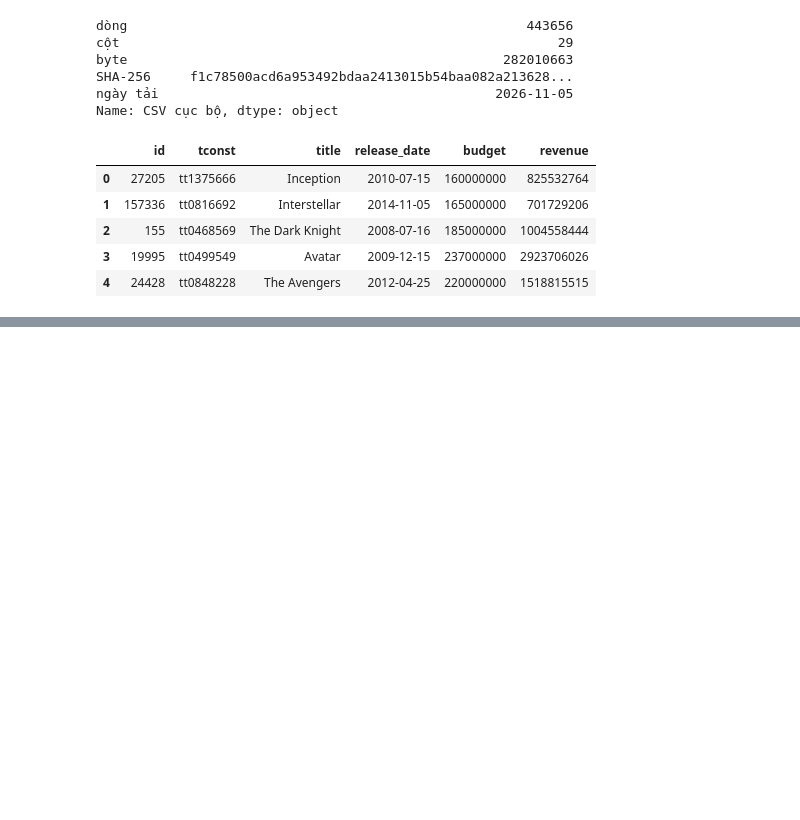
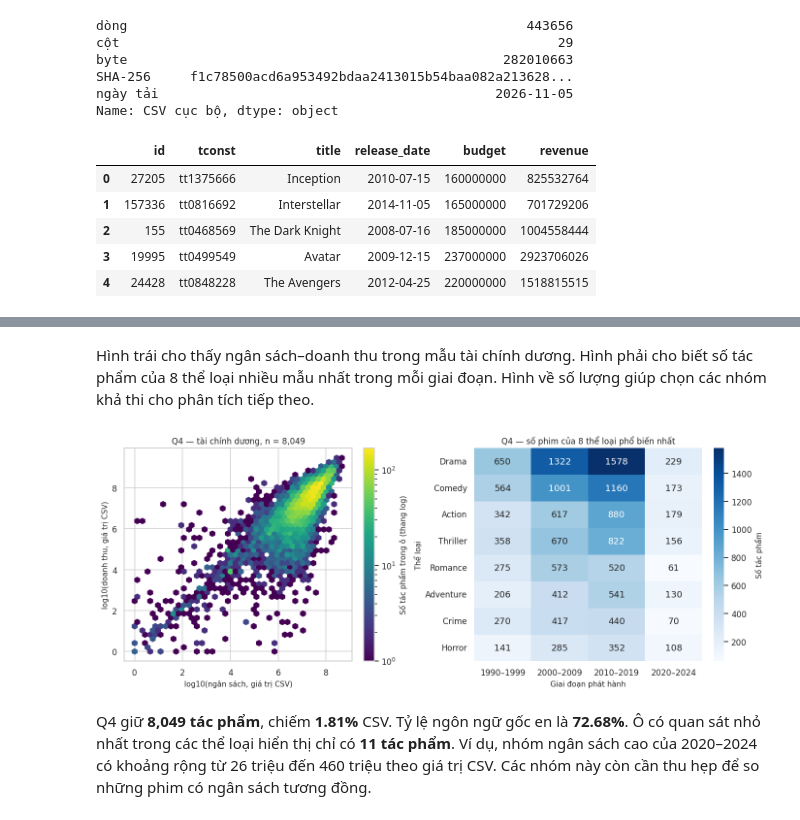
Before and after one commit to tranthuankhang/Movies-Dataset, a Jupyter notebook: notebooks/01_collection_exploration.ipynb, the cells around one changed output, grey strips where cells are left out. Saved outputs shown, nothing was run; the diff lists cells and outputs as text; code cells hidden in the pictures; blank space fills up the shorter version.

```diff
--- a/notebooks/01_collection_exploration.ipynb
+++ b/notebooks/01_collection_exploration.ipynb
@@ -1521,0 +1135,19 @@ print('Đã kiểm tra nguồn và các mẫu Q1–Q4. SHA-256 CSV khớp trư
+# %%
+flow_rows = []
+question_masks = {}
+for question, steps in question_steps.items():
+    selected = unique_keys.copy()
+    flow_rows.append([question, 'Bắt đầu từ hai mã chỉ xuất hiện một lần', int(selected.sum()), 0])
+    for label, condition in steps:
+        before = int(selected.sum())
+        selected &= condition
+        after = int(selected.sum())
+        flow_rows.append([question, label, after, before - after])
+    question_masks[question] = selected
+sample_flow = pd.DataFrame(flow_rows, columns=['câu', 'điều kiện thêm vào', 'số dòng còn lại', 'loại ở bước này'])
+question_frames = {question: analysis_base.loc[mask.loc[analysis_base.index]].copy()
+                   for question, mask in question_masks.items()}
+question_sizes = pd.Series({question: len(frame) for question, frame in question_frames.items()}, name='Số tác phẩm')
+for question in question_steps:
+    display(Markdown(f'**{question} — số dòng sau từng điều kiện**'))
+    display(sample_flow.loc[sample_flow['câu'].eq(question)].drop(columns='câu').reset_index(drop=True))
@@ -1521,0 +1653,25 @@ print('Đã kiểm tra nguồn và các mẫu Q1–Q4. SHA-256 CSV khớp trư
+# %% [markdown]
+Hình trái cho thấy ngân sách–doanh thu trong mẫu tài chính dương. Hình phải cho biết số tác phẩm của 8 thể loại nhiều mẫu nhất trong mỗi giai đoạn. Hình về số lượng giúp chọn các nhóm khả thi cho phân tích tiếp theo.
+# %%
+fig, axes = plt.subplots(1, 2, figsize=(12.5, 4.8), layout='constrained')
+hb = axes[0].hexbin(finance_log.budget, finance_log.revenue, gridsize=40,
+                    mincnt=1, bins='log', cmap='viridis')
+axes[0].set(title=f'Q4 — tài chính dương, n = {len(finance):,}',
+            xlabel='log10(ngân sách, giá trị CSV)', ylabel='log10(doanh thu, giá trị CSV)')
+fig.colorbar(hb, ax=axes[0], label='Số tác phẩm trong ô (thang log)')
+sns.heatmap(finance_genre_period_counts, annot=True, fmt='d', cmap='Blues',
+            ax=axes[1], cbar_kws={'label': 'Số tác phẩm'})
+axes[1].set(title='Q4 — số phim của 8 thể loại phổ biến nhất',
+            xlabel='Giai đoạn phát hành', ylabel='Thể loại')
+plt.show()
+# %% [output]
+[figure, added]
+# %%
+smallest_group = int(finance_group_counts.where(finance_group_counts.gt(0)).min().min())
+display(Markdown(f'Q4 giữ **{len(finance):,} tác phẩm**, chiếm **{len(finance)/n:.2%}** CSV. '
+    f'Tỷ lệ ngôn ngữ gốc en là **{finance.original_language.eq("en").mean():.2%}**. '
+    f'Ô có quan sát nhỏ nhất trong các thể loại hiển thị chỉ có **{smallest_group} tác phẩm**. '
+    'Ví dụ, nhóm ngân sách cao của 2020–2024 có khoảng rộng từ 26 triệu đến 460 triệu theo giá trị CSV. '
+    'Các nhóm này còn cần thu hẹp để so những phim có ngân sách tương đồng.'))
+# %% [output]
+Q4 giữ **8,049 tác phẩm**, chiếm **1.81%** CSV. Tỷ lệ ngôn ngữ gốc en là **72.68%**. Ô có quan sát nhỏ nhất trong các thể loại hiển thị chỉ có **11 tác phẩm**. Ví dụ, nhóm ngân sách cao của 2020–2024 có khoảng rộng từ 26 triệu đến 460 triệu theo giá trị CSV. Các nhóm này còn cần thu hẹp để so những phim có ngân sách tương đồng.
```
Also changed, not shown: parts of 157 cells of this notebook, 2 other files.
